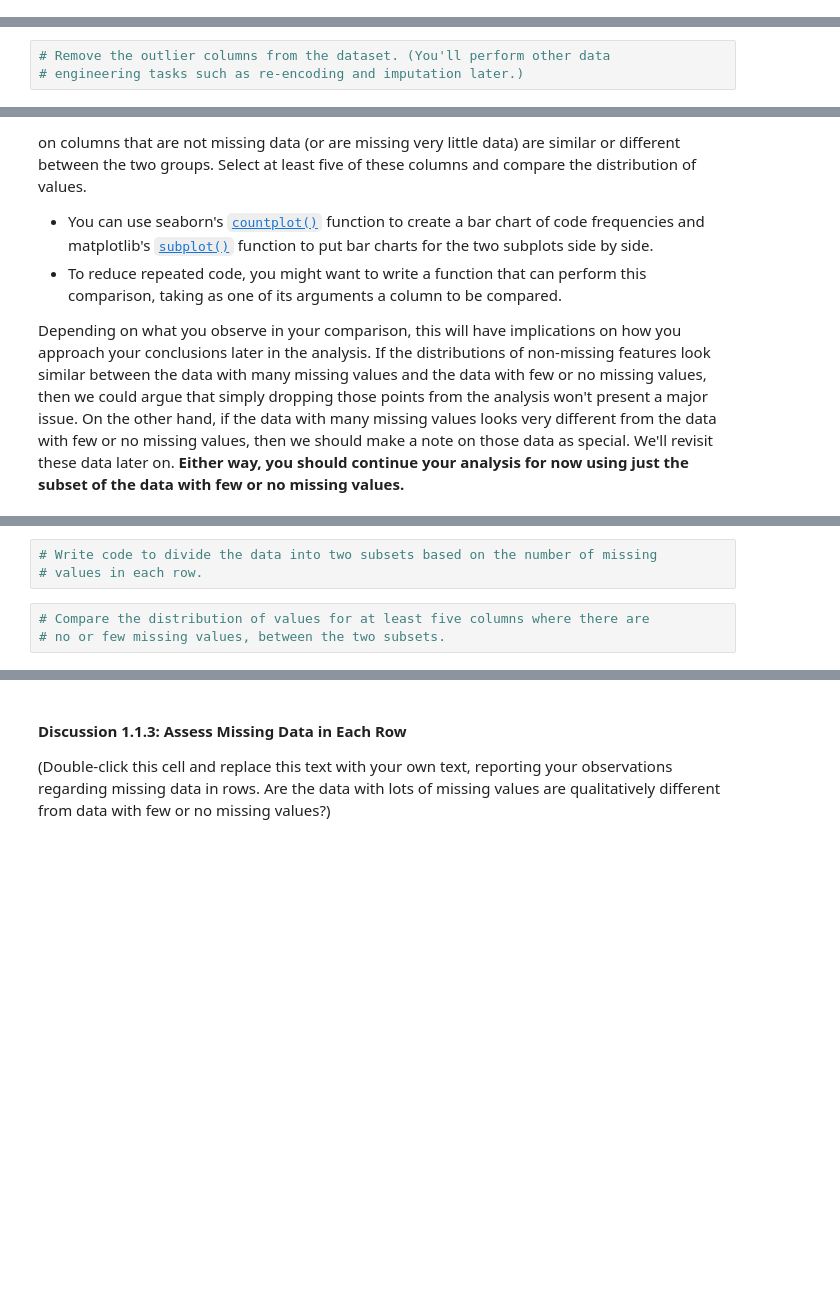
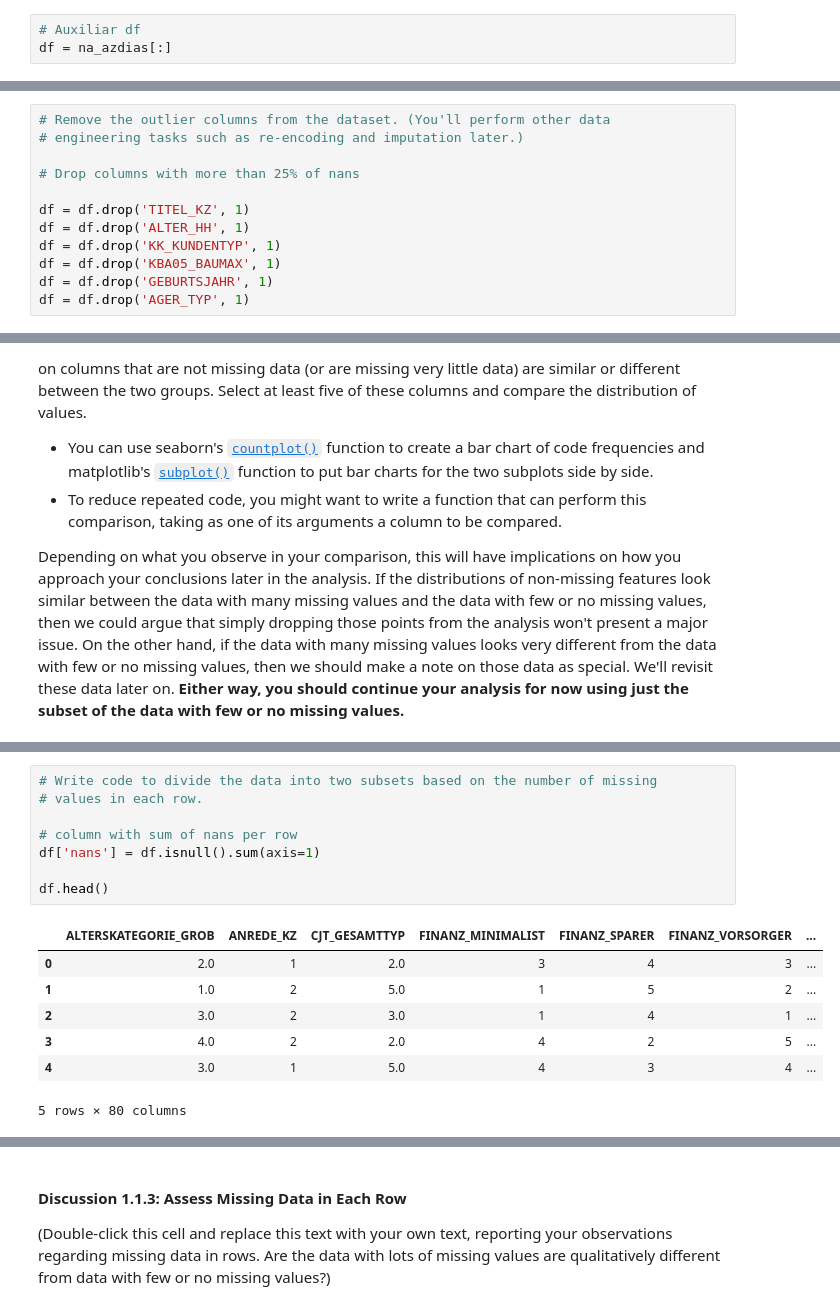
Before and after one commit to samthegolden/DSND_Term1, a Jupyter notebook: projects/p3_/Identify_Customer_Segments.ipynb, the cells around one changed output, grey strips where cells are left out. Drawn from its saved outputs; the diff is of its cells as text; blank space fills up the shorter version.

```diff
--- a/projects/p3_/Identify_Customer_Segments.ipynb
+++ b/projects/p3_/Identify_Customer_Segments.ipynb
@@ -158,0 +195,3 @@ df[‘<column>’].describe()
+# %%
+# Auxiliar df
+df = na_azdias[:]
@@ -159,3 +238,12 @@ df[‘<column>’].describe()
 # %%
 # Remove the outlier columns from the dataset. (You'll perform other data
 # engineering tasks such as re-encoding and imputation later.)
+
+# Drop columns with more than 25% of nans
+
+df = df.drop('TITEL_KZ', 1)
+df = df.drop('ALTER_HH', 1)
+df = df.drop('KK_KUNDENTYP', 1)
+df = df.drop('KBA05_BAUMAX', 1)
+df = df.drop('GEBURTSJAHR', 1)
+df = df.drop('AGER_TYP', 1)
@@ -178,6 +317,16 @@ Depending on what you observe in your comparison, this will have implications on
 # %%
 # Write code to divide the data into two subsets based on the number of missing
 # values in each row.
+
+# column with sum of nans per row
+df['nans'] = df.isnull().sum(axis=1)
+
+df.head()
+# %% [output]
+|  | ALTERSKATEGORIE_GROB | ANREDE_KZ | CJT_GESAMTTYP | FINANZ_MINIMALIST | FINANZ_SPARER | FINANZ_VORSORGER | ... |
+| 0 | 2.0 | 1 | 2.0 | 3 | 4 | 3 | ... |
+| 1 | 1.0 | 2 | 5.0 | 1 | 5 | 2 | ... |
+| 2 | 3.0 | 2 | 3.0 | 1 | 4 | 1 | ... |
+| 3 | 4.0 | 2 | 2.0 | 4 | 2 | 5 | ... |
+| 4 | 3.0 | 1 | 5.0 | 4 | 3 | 4 | ... |
+5 rows × 80 columns
-# %%
-# Compare the distribution of values for at least five columns where there are
-# no or few missing values, between the two subsets.
```
Also changed, not shown: parts of 16 cells of this notebook.
